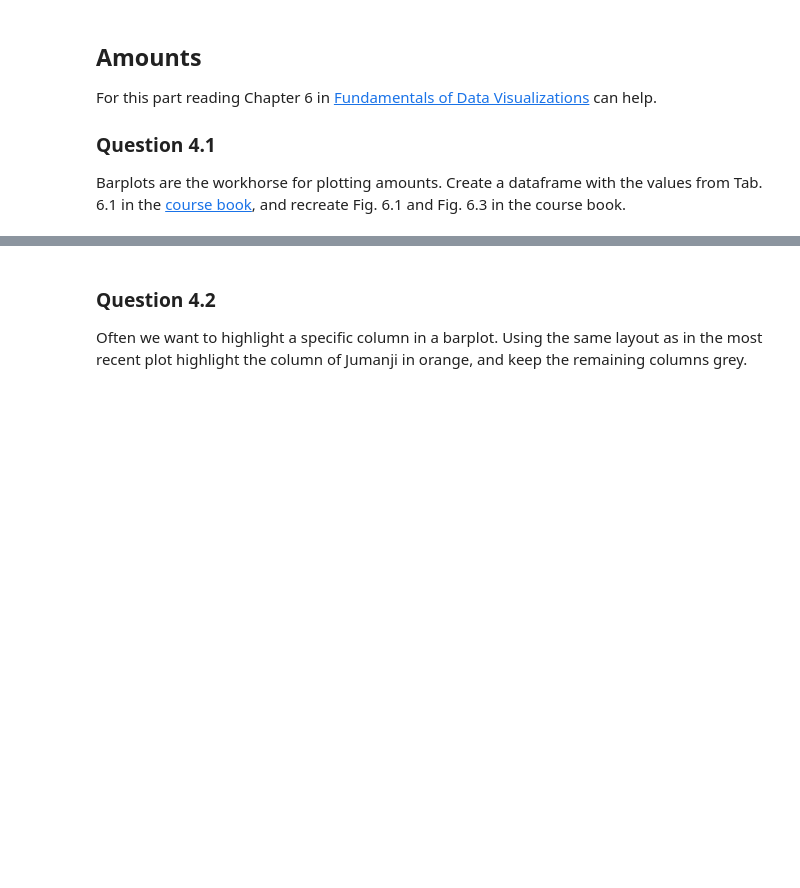
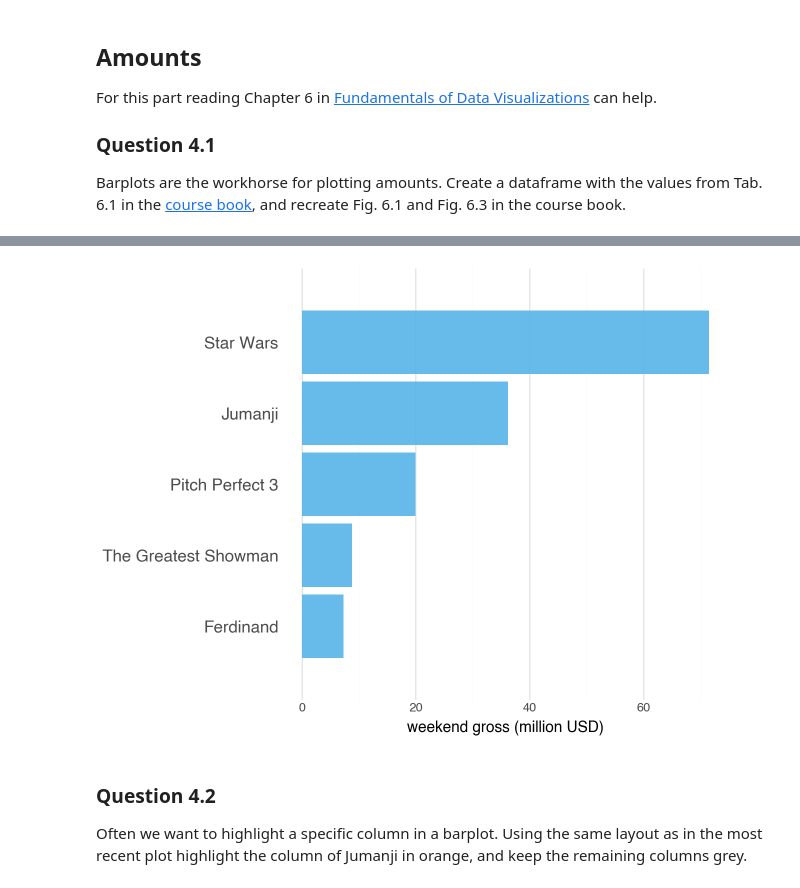
Before and after one commit to Salabud/MVE080-grp10, a Jupyter notebook: Homework1_2025.ipynb, the cells around one changed output, grey strips where cells are left out. Saved outputs shown, nothing was run; the diff lists cells and outputs as text; code cells hidden in the pictures; blank space fills up the shorter version.

```diff
--- a/Homework1_2025.ipynb
+++ b/Homework1_2025.ipynb
@@ -407,3 +428,26 @@ Barplots are the workhorse for plotting amounts. Create a dataframe with the val
+# %%
+# Insert code here for Fig. 6.2 <-- assuming you mean 6.3, as stated in the question
+df_sorted = df.sort_values("Rank", ascending=False)
+
+fig6_3 = (
+    ggplot(df, aes(x="reorder(Title, -Rank)", y="Weekend gross"))
+    + geom_col(fill=cbPalette[1], width=0.9, alpha=0.9)
+    + labs(
+        x="",
+        y="weekend gross (million USD)",
+    )
+    + scale_x_discrete(labels=df_sorted["Title"].tolist(), expand=(0.1,0.1))
+    + coord_flip()
+    + theme_minimal()
+    + theme(
+        axis_text_y=element_text(size=12, angle=0),
+        panel_grid_major_y=element_blank()
+    )
+)
+fig6_3
+# Remember to print the visual
+# %% [output]
+[figure, added]
 # %% [markdown]
 ### Question 4.2
 
```
Also changed, not shown: parts of 18 cells of this notebook.
